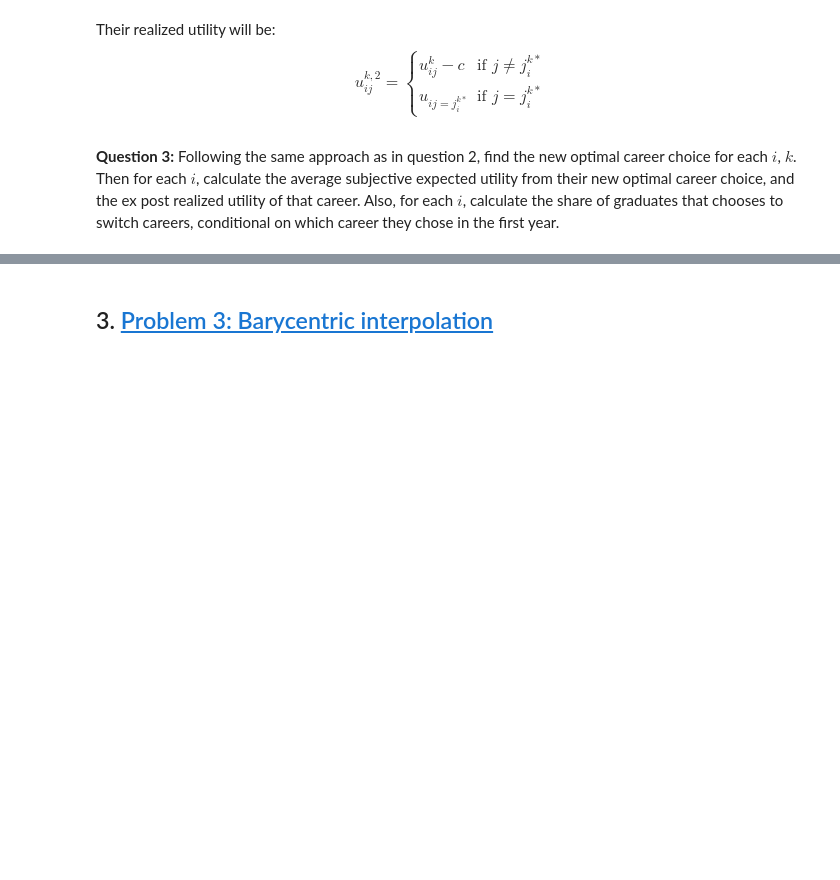
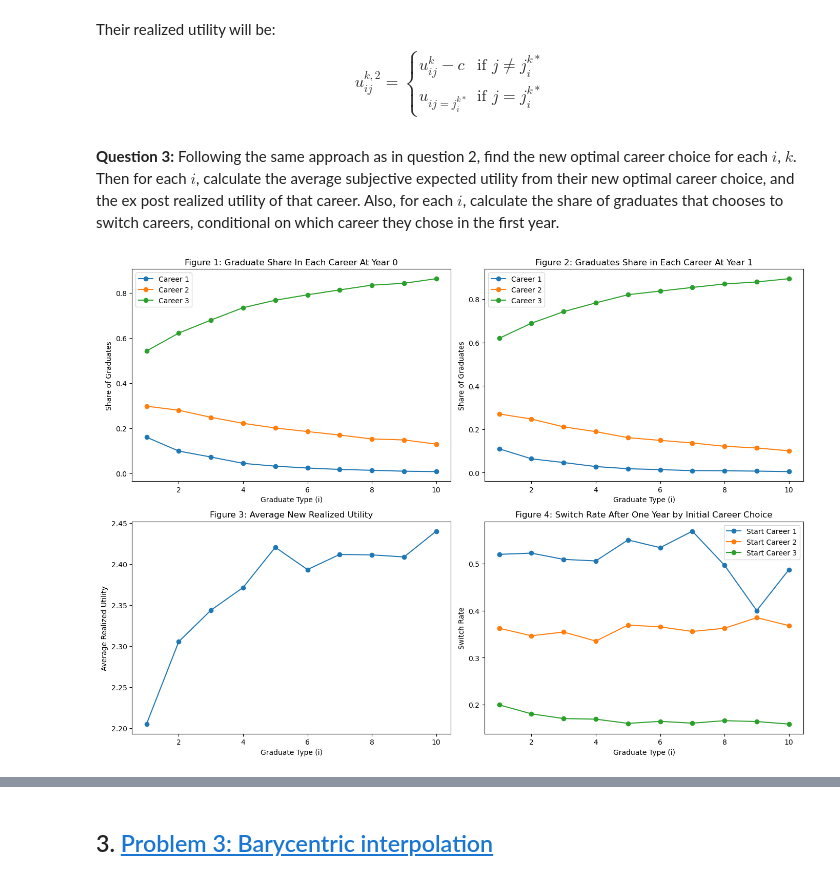
Before and after one commit to NumEconCopenhagen/projects-2024-thomas-lucas-jacob, a Jupyter notebook: examproject/exam_2024.ipynb, the cells around one changed output, grey strips where cells are left out. Saved outputs shown, nothing was run; the diff lists cells and outputs as text; code cells hidden in the pictures; blank space fills up the shorter version.

```diff
--- a/examproject/exam_2024.ipynb
+++ b/examproject/exam_2024.ipynb
@@ -363,0 +368,45 @@ $$
+# %%
+from examproject import simulate_career_choices_with_switch
+
+# Run the simulation
+share_graduates, average_subjective_utility, average_realized_utility, average_new_realized_utility, switch_rates, final_graduate_counts = simulate_career_choices_with_switch()
+
+# Visualize the results
+fig, ax = plt.subplots(2, 2, figsize=(14, 10))
+
+# Share of graduates choosing each career
+for j in range(3):
+    ax[0, 0].plot(range(1, 11), share_graduates[:, j], marker='o', label=f'Career {j+1}')
+ax[0, 0].set_xlabel('Graduate Type (i)')
+ax[0, 0].set_ylabel('Share of Graduates')
+ax[0, 0].set_title('Figure 1: Graduate Share In Each Career At Year 0')
+ax[0, 0].legend()
+
+# Final graduate counts across careers
+careers = ['Career 1', 'Career 2', 'Career 3']
+for j in range(len(careers)):
+    ax[0, 1].plot(range(1, 11), final_graduate_counts[:, j], marker='o', label=careers[j])
+ax[0, 1].set_xlabel('Graduate Type (i)')
+ax[0, 1].set_ylabel('Share of Graduates')
+ax[0, 1].set_title('Figure 2: Graduates Share in Each Career At Year 1')
+ax[0, 1].legend()
+
+# Average realized utility
+ax[1, 0].plot(range(1, 11), average_new_realized_utility, marker='o')
+ax[1, 0].set_xlabel('Graduate Type (i)')
+ax[1, 0].set_ylabel('Average Realized Utility')
+ax[1, 0].set_title('Figure 3: Average New Realized Utility')
+
+# Switch rates based on initial career choice
+for j in range(3):
+    ax[1, 1].plot(range(1, 11), switch_rates[:, j], marker='o', label=f'Start Career {j+1}')
+ax[1, 1].set_xlabel('Graduate Type (i)')
+ax[1, 1].set_ylabel('Switch Rate')
+ax[1, 1].set_title('Figure 4: Switch Rate After One Year by Initial Career Choice')
+ax[1, 1].legend()
+
+# Adjust layout to prevent overlapping
+plt.tight_layout()
+plt.show()
+# %% [output]
+[figure, added]
```
Also changed, not shown: parts of 11 cells of this notebook, 2 other files.
